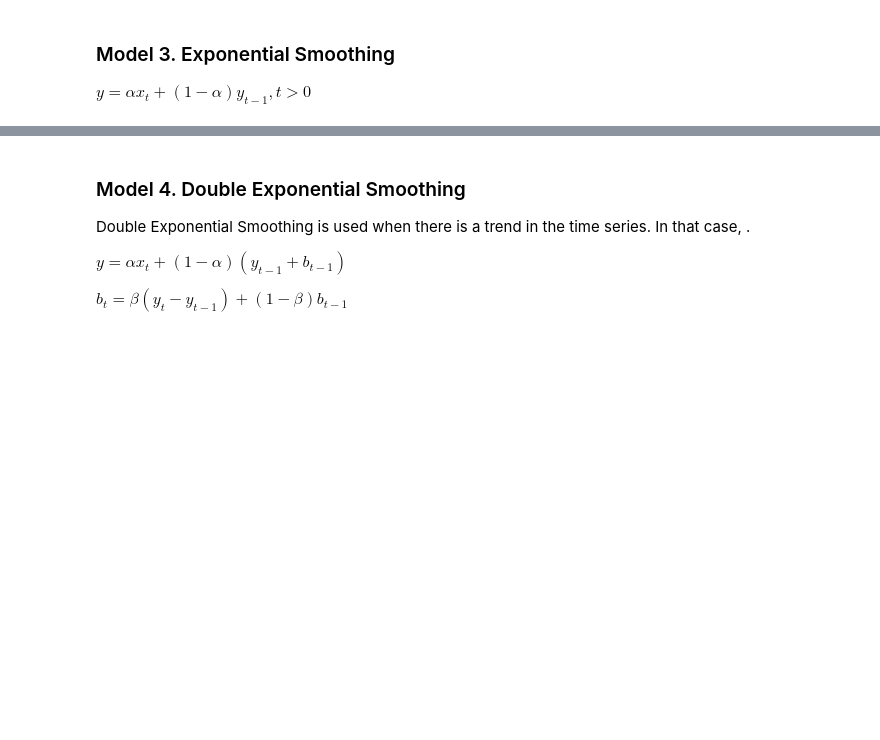
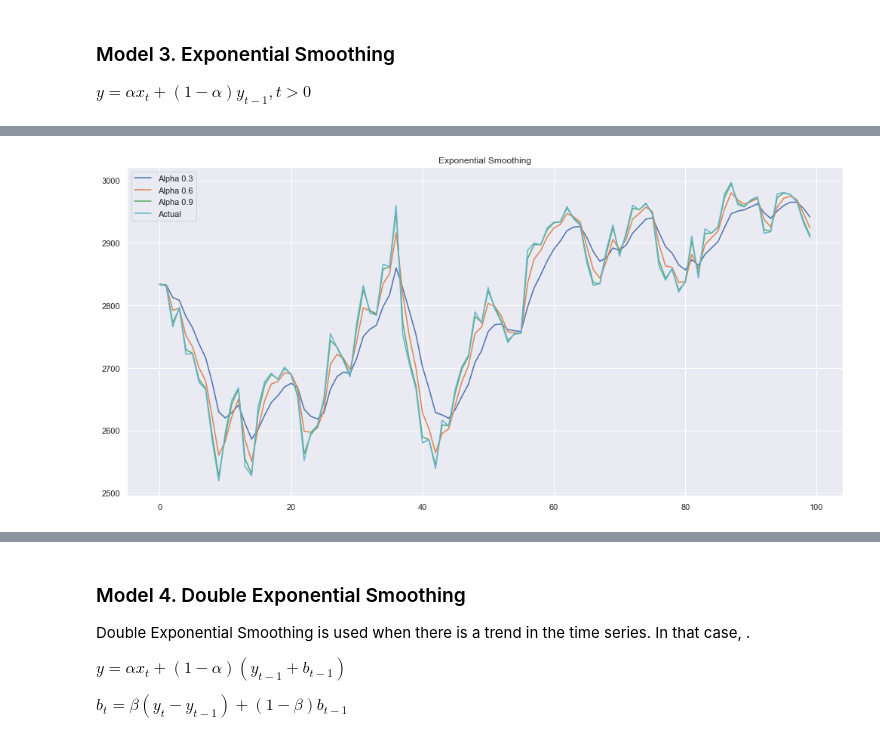
Before and after one commit to Hither1/sc5010, a Jupyter notebook: Model345.ipynb, the cells around one changed output, grey strips where cells are left out. Cells and saved outputs as stored; diff of their text form; code cells hidden in the pictures; blank space fills up the shorter version.

```diff
--- a/Model345.ipynb
+++ b/Model345.ipynb
@@ -115,0 +120,4 @@ def plot_exponential_smoothing(series, alphas):
+# %%
+plot_exponential_smoothing(GOOGL['4. close'], [0.3,0.6,0.9])
+# %% [output]
+[figure, added]
```
Also changed, not shown: parts of 17 cells of this notebook.
